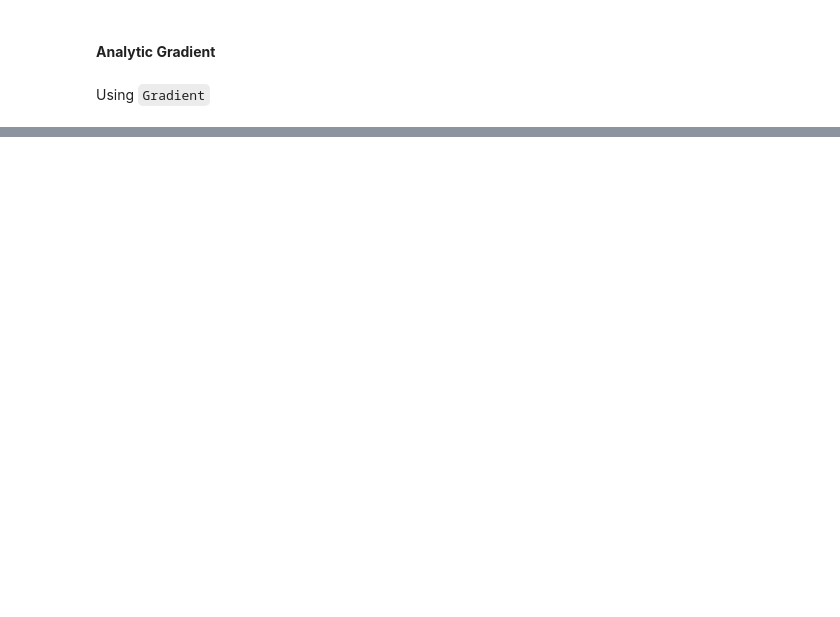
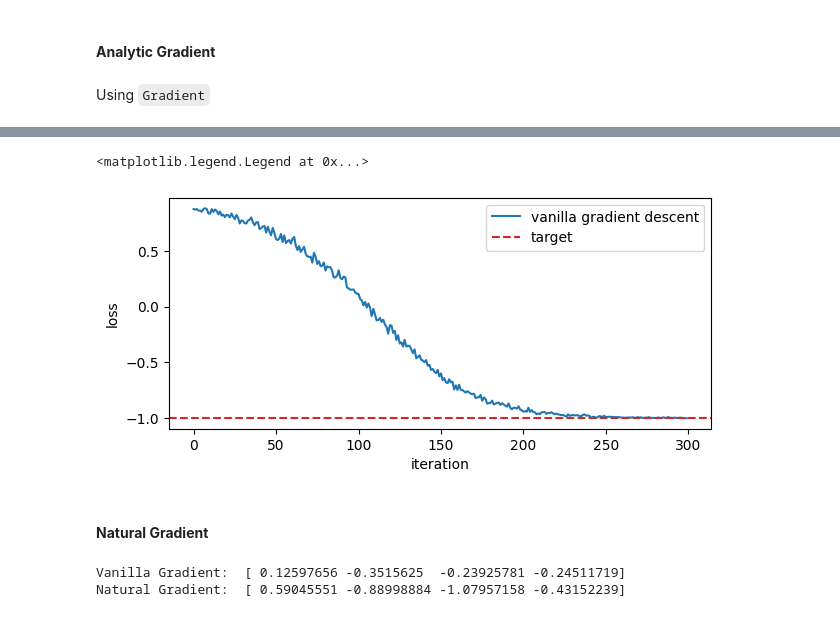
Before and after one commit to devsgnr/learning-quantum, a Jupyter notebook: notebooks/qiskit_05.ipynb, the cells around one changed output, grey strips where cells are left out. Saved outputs shown, nothing was run; the diff lists cells and outputs as text; code cells hidden in the pictures; blank space fills up the shorter version.

Commit message:
Looked at Optimization algorithms - eg. SPSA, QNSPSA, and Loss Gradient etc.

```diff
--- a/notebooks/qiskit_05.ipynb
+++ b/notebooks/qiskit_05.ipynb
@@ -99,0 +102,62 @@ sampler.convert(gradient, value_dict).eval().real
+# %%
+gradient = Gradient().convert(expectation)
+gradient_in_pauli_basis = PauliExpectation().convert(gradient)
+sampler = CircuitSampler(quantum_instance)
+# %%
+def evaluate_gradient(theta):
+    value_dict = dict(zip(anstaz.parameters, theta))
+    result = sampler.convert(gradient_in_pauli_basis, params=value_dict).eval()
+    return np.real(result)
+# %%
+class OptimerLog:
+    def __init__(self):
+        self.loss = []
+    def update(self, _nfevs, _theta, ftheta, *_):
+        self.loss.append(ftheta)
+# %%
+from qiskit.algorithms.optimizers import GradientDescent
+
+gd_log = OptimerLog()
+gd = GradientDescent(
+    maxiter=300,
+    learning_rate=0.01,
+    callback=gd_log.update
+)
+# %%
+result = gd.minimize(
+    fun=evaluate_expectation,
+    x0=point,
+    jac=evaluate_gradient
+)
+
+import matplotlib.pyplot as plt
+
+plt.figure(figsize=(7, 3))
+plt.plot(gd_log.loss, label="vanilla gradient descent")
+plt.axhline(-1, ls="--", c="C3", label="target")
+plt.xlabel("iteration")
+plt.ylabel("loss")
+plt.legend()
+# %% [output]
+<matplotlib.legend.Legend at 0x...>
+[figure, added]
+# %% [markdown]
+#### __Natural Gradient__
+# %%
+from qiskit.opflow import NaturalGradient
+
+
+natural_gradient = NaturalGradient(regularization='ridge').convert(expectation)
+natural_gradient_in_pauli_basis = PauliExpectation().convert(natural_gradient)
+sampler = CircuitSampler(quantum_instance, caching='all')
+
+def evaluate_natural_gradient(theta):
+    value_dict = dict(zip(anstaz.parameters, theta))
+    result = sampler.convert(natural_gradient, params=value_dict).eval()
+    return np.real(result)
+
+print("Vanilla Gradient: ", evaluate_gradient(point))
+print("Natural Gradient: ", evaluate_natural_gradient(point))
+# %% [output]
+Vanilla Gradient:  [ 0.12597656 -0.3515625  -0.23925781 -0.24511719]
+Natural Gradient:  [ 0.59045551 -0.88998884 -1.07957158 -0.43152239]
```
Also changed, not shown: parts of 9 cells of this notebook, 2 other files.
